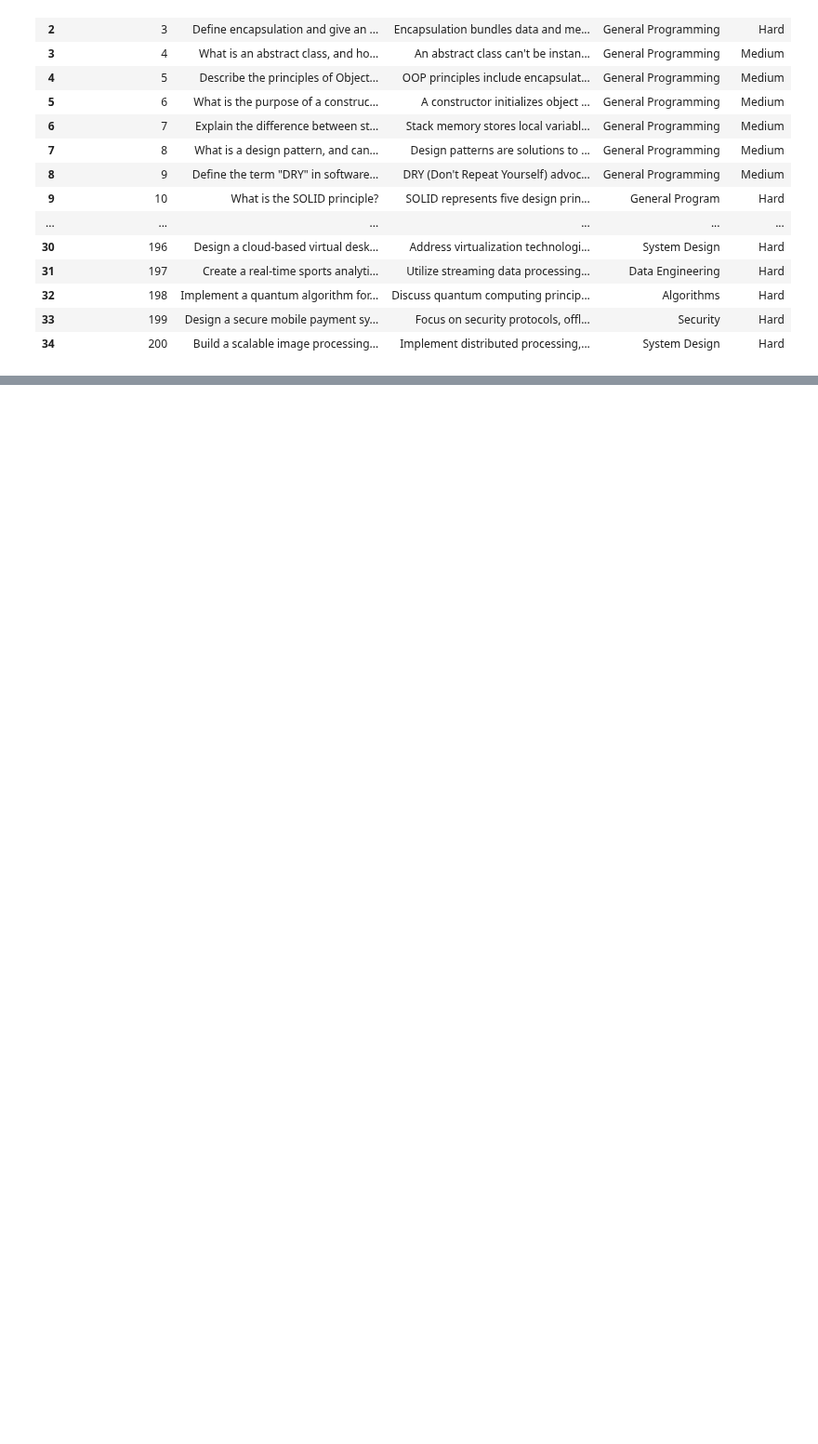
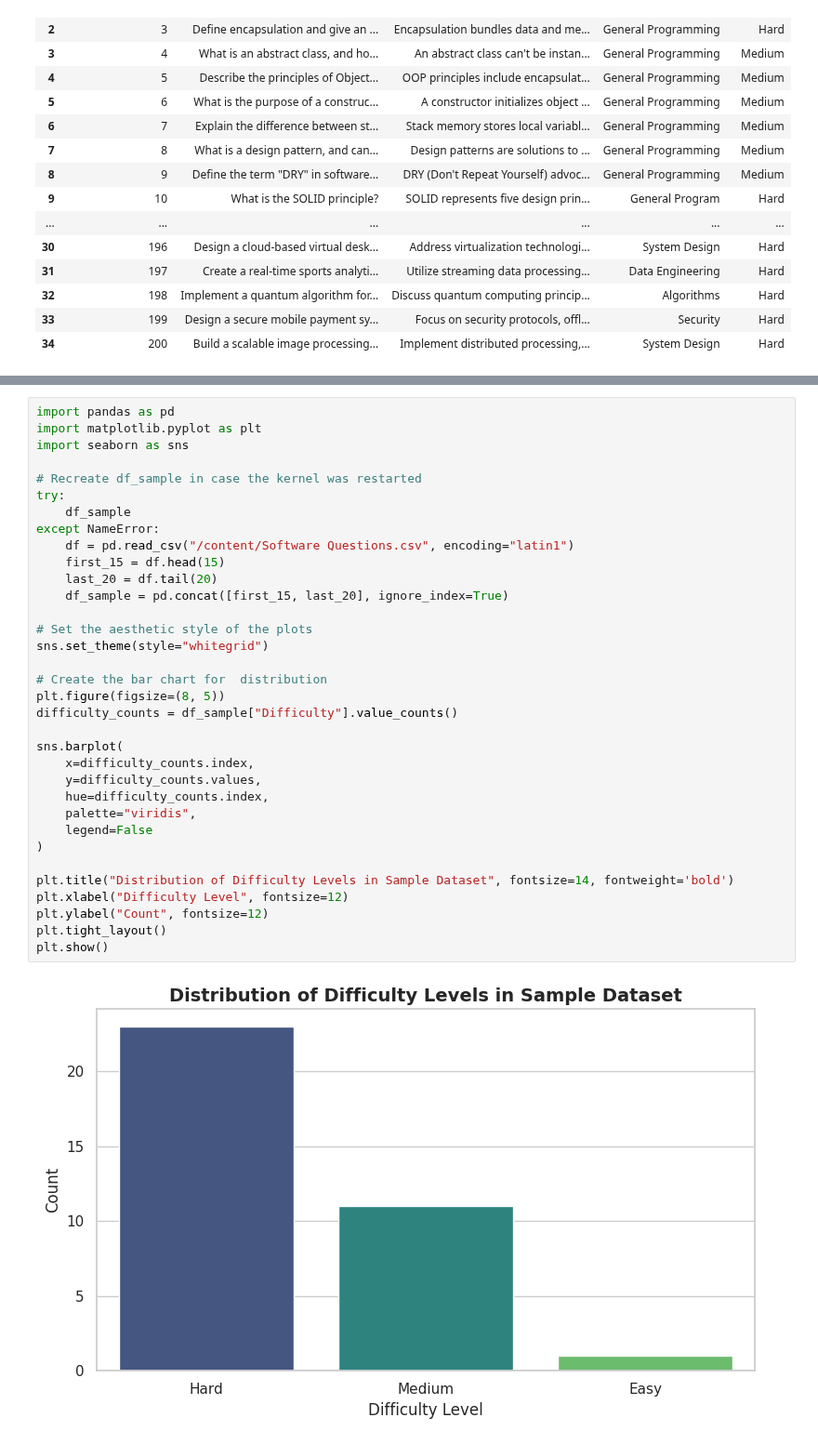
Before and after one commit to Maxowino/SemProject_MLEngine, a Jupyter notebook: V2 dataset.ipynb, the cells around one changed output, grey strips where cells are left out. Shown at 93% size. Drawn from its saved outputs; the diff is of its cells as text; blank space fills up the shorter version.

```diff
--- a/V2 dataset.ipynb
+++ b/V2 dataset.ipynb
@@ -100,3 +100,39 @@ Machine Learning        0     2       0
 Networking              0     1       0
 Security                0     1       0
 System Design           0     6       0
+# %%
+import pandas as pd
+import matplotlib.pyplot as plt
+import seaborn as sns
+
+# Recreate df_sample in case the kernel was restarted
+try:
+    df_sample
+except NameError:
+    df = pd.read_csv("/content/Software Questions.csv", encoding="latin1")
+    first_15 = df.head(15)
+    last_20 = df.tail(20)
+    df_sample = pd.concat([first_15, last_20], ignore_index=True)
+
+# Set the aesthetic style of the plots
+sns.set_theme(style="whitegrid")
+
+# Create the bar chart for  distribution
+plt.figure(figsize=(8, 5))
+difficulty_counts = df_sample["Difficulty"].value_counts()
+
+sns.barplot(
+    x=difficulty_counts.index,
+    y=difficulty_counts.values,
+    hue=difficulty_counts.index,
+    palette="viridis",
+    legend=False
+)
+
+plt.title("Distribution of Difficulty Levels in Sample Dataset", fontsize=14, fontweight='bold')
+plt.xlabel("Difficulty Level", fontsize=12)
+plt.ylabel("Count", fontsize=12)
+plt.tight_layout()
+plt.show()
+# %% [output]
+[figure, added]
```
Also changed, not shown: parts of 7 cells of this notebook.
